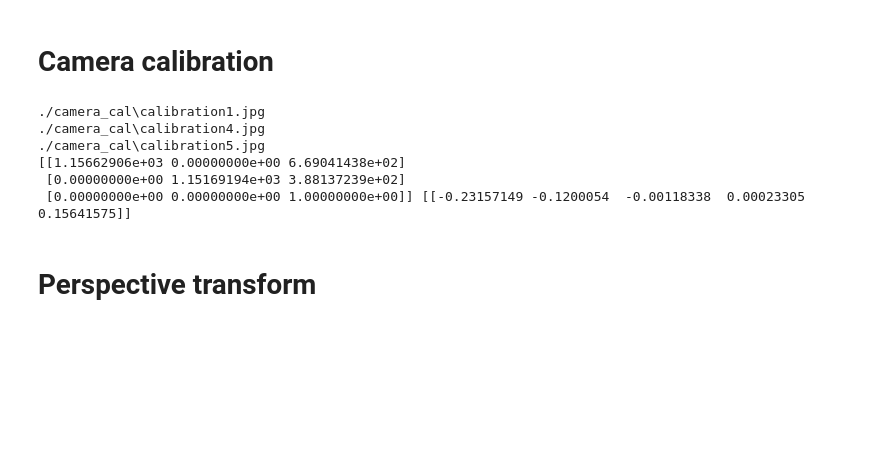
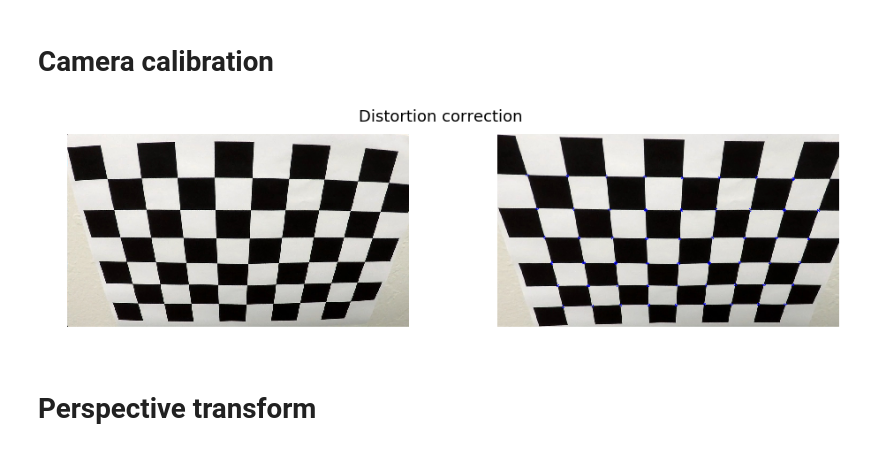
Before and after one commit to truongconghiep/CarND-Advanced-Lane-Lines, a Jupyter notebook: CarND-Advanced-Lane-Lines.ipynb, the cells around one changed output. Saved outputs shown, nothing was run; the diff lists cells and outputs as text; code cells hidden in the pictures; blank space fills up the shorter version.

```diff
--- a/CarND-Advanced-Lane-Lines.ipynb
+++ b/CarND-Advanced-Lane-Lines.ipynb
@@ -278,18 +448,22 @@ def Plot_Images(images, number_img_per_row, title = None):
 # %% [markdown]
 # Camera calibration
-# %%
-images = glob.glob('./camera_cal/calibration*.jpg')
-
-mtx, dist = camera_calibration(images)
-
-print(mtx, dist)
-# %% [output]
-./camera_cal\calibration1.jpg
-./camera_cal\calibration4.jpg
-./camera_cal\calibration5.jpg
-[[1.15662906e+03 0.00000000e+00 6.69041438e+02]
- [0.00000000e+00 1.15169194e+03 3.88137239e+02]
- [0.00000000e+00 0.00000000e+00 1.00000000e+00]] [[-0.23157149 -0.1200054  -0.00118338  0.00023305  0.15641575]]
+# %%
+# Read file names of calibration images
+images = glob.glob('./camera_cal/calibration*.jpg')
+# calculate calibration matrices
+mtx, dist = camera_calibration(images)
+# read one image to calibrate
+img_cal = mpimg.imread('./camera_cal/calibration2.jpg')
+# calibrate
+undist = undistort_img(img_cal, mtx, dist)
+# Find the chessboard corners
+ret, corners = cv2.findChessboardCorners(undist, (9, 6), None)
+# Draw corners on the image
+cv2.drawChessboardCorners(undist, (9, 6), corners, ret)
+# Plot original and calibrated images
+Plot_Images([img_cal, undist],2, title = 'Distortion correction', subtitle = ['Oiriginal','undistorted'])
+# %% [output]
+[figure, added]
 # %% [markdown]
 # Perspective transform
 # %%
```
Also changed, not shown: parts of 9 cells of this notebook.
